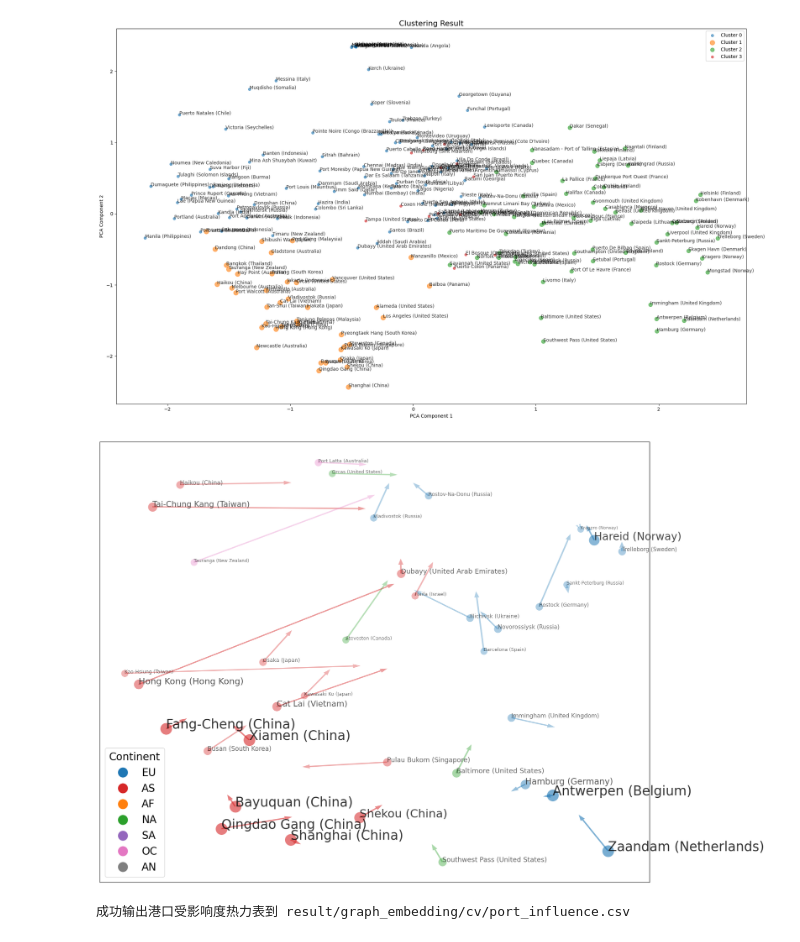
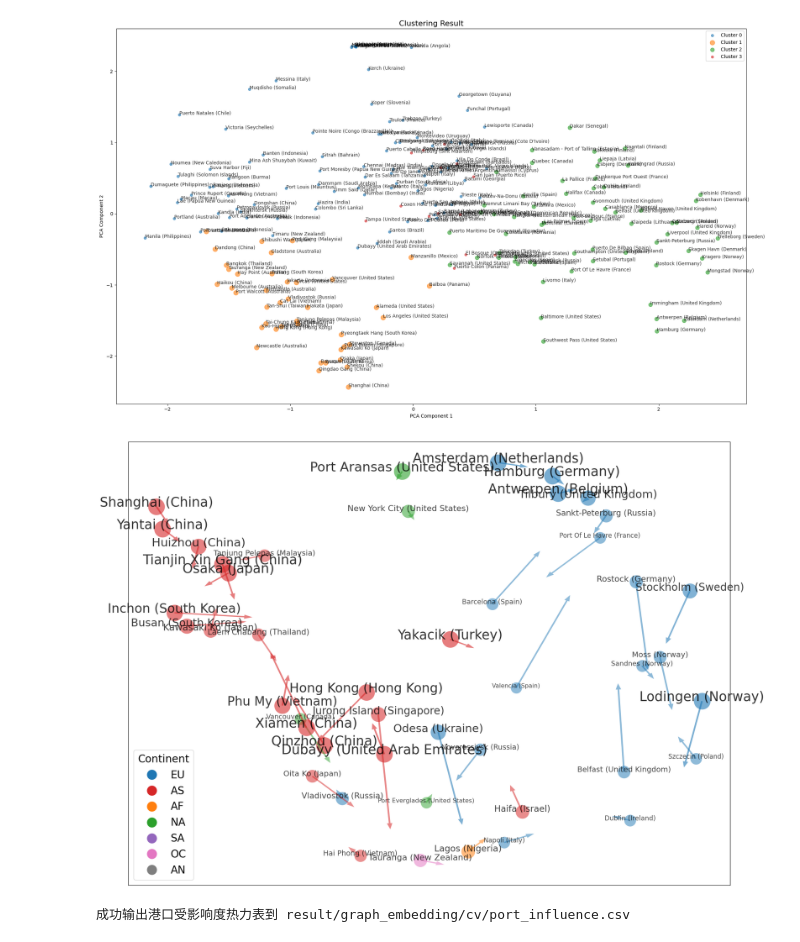
Before and after one commit to Paulliant/global-shipping-networks-analysis, a Jupyter notebook: Network Analysis/graph_embedding_calculate.ipynb, the cells around one changed output. Saved outputs shown, nothing was run; the diff lists cells and outputs as text; code cells hidden in the pictures.

```diff
--- a/Network Analysis/graph_embedding_calculate.ipynb
+++ b/Network Analysis/graph_embedding_calculate.ipynb
@@ -79,17 +79,18 @@ from matplotlib.colors import Normalize
 from matplotlib.patches import Patch
 from matplotlib.lines import Line2D
 from sklearn.decomposition import PCA
+from sklearn.manifold import TSNE
 from sklearn.preprocessing import QuantileTransformer
 import reverse_geocoder as rg
 import pycountry_convert as pc
 
-name = 'cv'
+name = 'ru'
 
 # 固定随机种子
 RANDOM_SEED = 42
 np.random.seed(RANDOM_SEED)
 
-# 1. 加载节点聚类和嵌入数据
+# 加载节点聚类和嵌入数据
 clusters = gpd.read_feather(f'result/clusters/cl_{name}.feather')
 node_embeddings_before = pd.read_csv(f'result/graph_embedding/{name}/nodeembs_before_lstmB_structure.csv', header=None)
 node_embeddings_after = pd.read_csv(f'result/graph_embedding/{name}/nodeembs_after_lstmB_structure.csv', header=None)
@@ -105,7 +106,7 @@ embeddings_after = embeddings_after[:n_nodes]
 clusters = clusters.iloc[:n_nodes].reset_index(drop=True)
 
 # 只保留大港口
-main_ports = clusters['ship_cnts'] > 1000
+main_ports = clusters['ship_cnts'] > 2000
 embeddings_before = embeddings_before[main_ports.values]
 embeddings_after = embeddings_after[main_ports.values]
 clusters = clusters[main_ports].reset_index(drop=True)
@@ -116,26 +117,33 @@ clusters['port_info'] = clusters.apply(
     axis=1
 )
 
-# PCA 降维后的二维坐标
-pca = PCA(n_components=2)
-pca_before = pca.fit_transform(embeddings_before)
-pca_after = pca.transform(embeddings_after)
+# 降维后的二维坐标
 
-# clusters['pca_x_before'] = pca_before[:, 0]
-# clusters['pca_y_before'] = pca_before[:, 1]
-# clusters['pca_x_after'] = pca_after[:, 0]
-# clusters['pca_y_after'] = pca_after[:, 1]
+# pca = PCA(n_components=2)
+# coords_b = pca.fit_transform(embeddings_before)
+# coords_a = pca.transform(embeddings_after)
+pca = PCA(n_components=2, random_state=RANDOM_SEED)
+all_coords = pca.fit_transform(np.vstack([embeddings_before, embeddings_after]))
 
-# 2. QuantileTransformer 边缘均匀化到 [0,1]
+coords_b = all_coords[:embeddings_before.shape[0]]
+coords_a = all_coords[embeddings_before.shape[0]:]
+
+# tsne = TSNE(n_components=2, perplexity=20, random_state=RANDOM_SEED)
+# all_coords = tsne.fit_transform(np.vstack([embeddings_before, embeddings_after]))
+# coords_b = all_coords[:embeddings_before.shape[0]]
+# coords_a = all_coords[embeddings_after.shape[0]:]
+
+# QuantileTransformer 边缘均匀化到 [0,1]
 qt = QuantileTransformer(
-    n_quantiles=pca_before.shape[0],
+    n_quantiles=coords_b.shape[0] + coords_a.shape[0],
     output_distribution='uniform',
     random_state=RANDOM_SEED
 )
-qt_before = qt.fit_transform(pca_before)
-qt_after  = qt.transform(pca_after)
+all_qt = qt.fit_transform(np.vstack([coords_b, coords_a]))
+qt_before = all_qt[:coords_b.shape[0]]
+qt_after  = all_qt[coords_b.shape[0]:]
 
-# 3. 覆盖原来的列
+# 覆盖原来的列
 clusters['pca_x_before'] = qt_before[:, 0]
 clusters['pca_y_before'] = qt_before[:, 1]
 clusters['pca_x_after']  = qt_after[:,  0]
@@ -187,37 +195,37 @@ for i, row in clusters.iterrows():
     color = colors[i]
 
     norm = np.sqrt(row['ship_cnts']) / np.sqrt(max_ship_cnts)
 
     # 绘制箭头：从 before 指向 after
     plt.arrow(row['pca_x_before'], row['pca_y_before'],
               row['pca_x_after'] - row['pca_x_before'],
               row['pca_y_after'] - row['pca_y_before'],
-              color=color, alpha=0.2 + 0.4 * norm, linewidth=0, width=0.003, head_width=0.01, length_includes_head=True)
+              color=color, alpha=0.4 + 0.2 * norm, linewidth=0, width=0.003, head_width=0.01, length_includes_head=True)
 
     # 绘制起始点，大小与 ship_cnts 成比例
     plt.scatter(row['pca_x_before'], row['pca_y_before'],
-                color=color, s=500.0 * norm, alpha=0.2 + 0.4 * norm, linewidth=0)
+                color=color, s=1000.0 * norm, alpha=0.4 + 0.2 * norm, linewidth=0)
 
     # 添加港口标签
     plt.annotate(row['port_info'], (row['pca_x_before'], row['pca_y_before']),
-                 fontsize=25.0 * norm, alpha=0.4 + 0.4 * norm)
+                 fontsize=25.0 * norm, alpha=0.6 + 0.2 * norm, ha='center')
 
 # 图形设置
 plt.xticks([])
 plt.yticks([])
 plt.legend(handles=[
     Patch(facecolor=color, edgecolor='k', label=continent)
     for continent, color in continent_color_map.items()
 ], title="Continent", loc='lower right')
 plt.legend(handles=[
     Line2D([0], [0], marker='o', color='w', label=continent,
            markerfacecolor=color, markersize=20)
     for continent, color in continent_color_map.items()
 ], title="Continent", title_fontsize=20, fontsize=20, loc='best')
 plt.tight_layout()
 plt.show()
 # %% [output]
-[figure, old version]
+[figure, new version]
 # %%
 import numpy as np
 import pandas as pd
```
Also changed, not shown: parts of 1 cell of this notebook, 6 other files.
